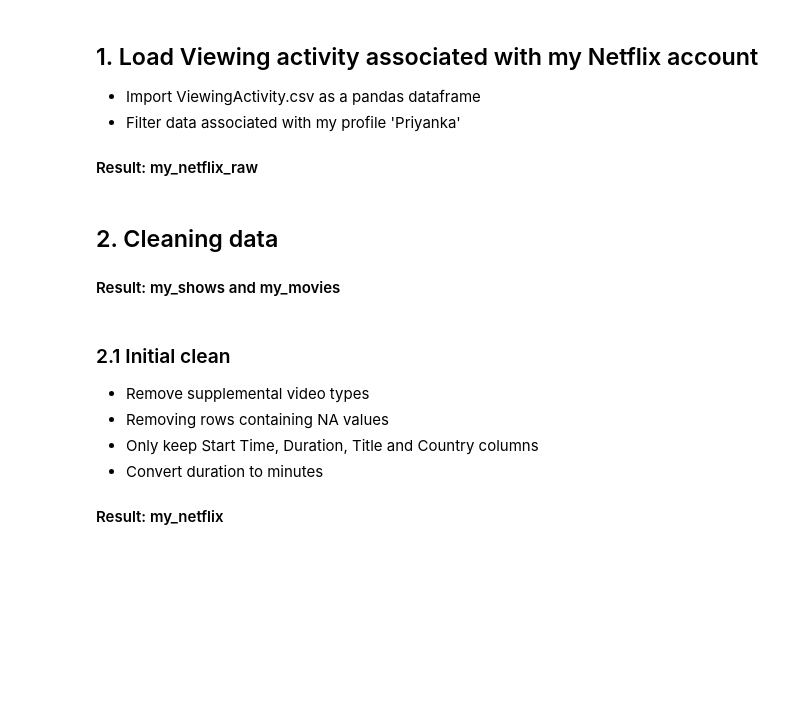
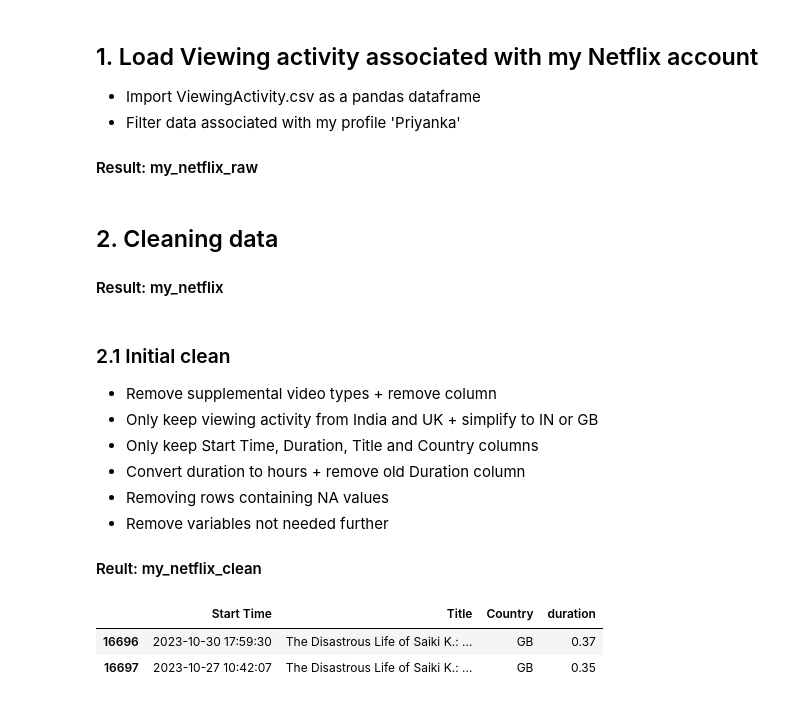
Before and after one commit to Adhikari-Priyanka/my_netflix_vis, a Jupyter notebook: test1.ipynb, the cells around one changed output. Cells and saved outputs as stored; diff of their text form; code cells hidden in the pictures; blank space fills up the shorter version.

```diff
--- a/test1.ipynb
+++ b/test1.ipynb
@@ -12,10 +15,12 @@ my_netflix_raw = all_netflix[all_netflix['Profile Name']=='Priyanka']
 # %% [markdown]
 ## 2. Cleaning data
-#### Result: my_shows and my_movies
+#### Result: my_netflix
 # %% [markdown]
 ### 2.1 Initial clean
--  Remove supplemental video types
+-  Remove supplemental video types + remove column
+-  Only keep viewing activity from India and UK + simplify to IN or GB
+-  Only keep Start Time, Duration, Title and Country columns
+-  Convert duration to hours + remove old Duration column
 -  Removing rows containing NA values
--  Only keep Start Time, Duration, Title and Country columns
--  Convert duration to minutes
-#### Result: my_netflix
+-  Remove variables not needed further
+#### Reult: my_netflix_clean
@@ -30,14 +27,39 @@ my_netflix = my_netflix_video[['Start Time', 'Duration', 'Title', 'Country']].co
 # %%
-#Define function to convert duration to minutes
+#Remove other supplemental video types
+my_netflix_video = my_netflix_raw[my_netflix_raw['Supplemental Video Type'].isna()]
+my_netflix_video = my_netflix_video.drop(labels='Supplemental Video Type', axis=1)
+
+#Remove data not from India and UK
+my_netflix_video = my_netflix_video[(my_netflix_video['Country'] == 'IN (India)') | (my_netflix_video['Country'] == 'GB (United Kingdom)')]
+my_netflix_video['Country'] = my_netflix_video['Country'].str[:2]
+
+#Only select columns I need
+my_netflix_clean = my_netflix_video[['Start Time', 'Duration', 'Title', 'Country']].copy()
+
+#Define function to convert duration to hours
 def duration_to_hr (dur_string):
     s = dur_string.split(':')
     hr = int(s[0])
     mn = int(s[1])
     sc = int(s[2])
     tot = round((hr + mn/60 + sc/3600),2)
     return tot
+
 #Apply function to Duration column
-my_netflix['duration'] = my_netflix['Duration'].apply(duration_to_hr)
+my_netflix_clean['duration'] = my_netflix_clean['Duration'].apply(duration_to_hr)
 #Remove old Duration column
-my_netflix= my_netflix.drop('Duration', axis=1)
+my_netflix_clean= my_netflix_clean.drop('Duration', axis=1)
+
+#Remove rows with NA values
+my_netflix_clean = my_netflix_clean.dropna()
+
+#Remove non-required variables and functions
+%reset_selective -f my_netflix_video
+%reset_selective -f duration_to_hr
+
+my_netflix_clean.head(2)
+# %% [output]
+|  | Start Time | Title | Country | duration |
+| 16696 | 2023-10-30 17:59:30 | The Disastrous Life of Saiki K.: ... | GB | 0.37 |
+| 16697 | 2023-10-27 10:42:07 | The Disastrous Life of Saiki K.: ... | GB | 0.35 |
 # %% [markdown]
```
Also changed, not shown: parts of 31 cells of this notebook.
